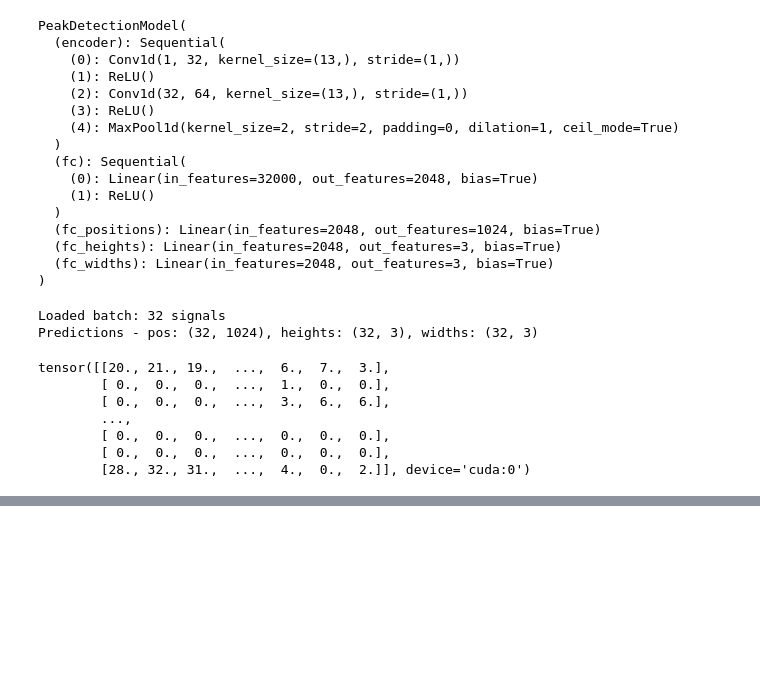
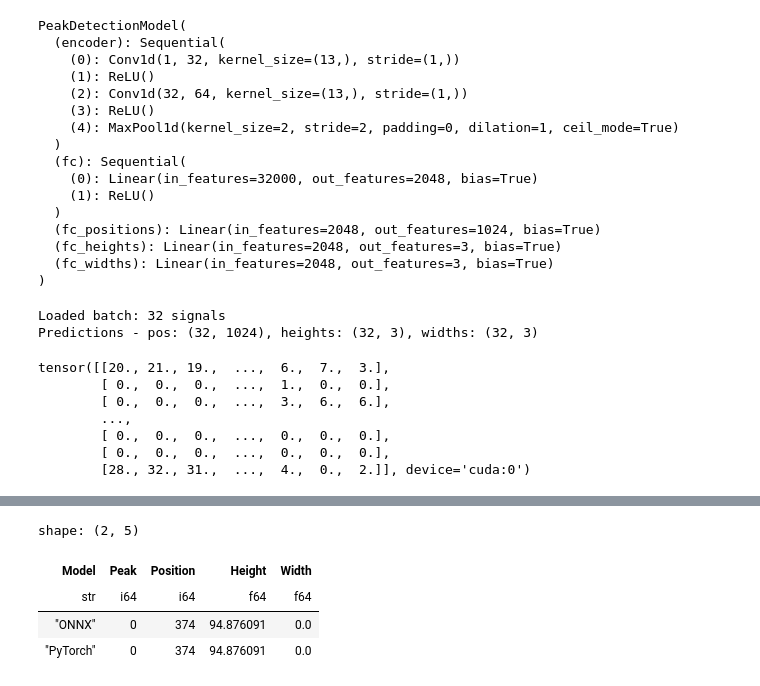
Before and after one commit to fabiolapasini/1DSignalProcessing, a Jupyter notebook: notebooks/test_inference.ipynb, the cells around one changed output, grey strips where cells are left out. Cells and saved outputs as stored; diff of their text form; code cells hidden in the pictures; blank space fills up the shorter version.

```diff
--- a/notebooks/test_inference.ipynb
+++ b/notebooks/test_inference.ipynb
@@ -289,0 +395,6 @@ plt.show()
+# %%
+# Take one batch from test_loader
+signals, true_pos, true_heights, true_widths = next(iter(test_loader))
+
+# Pick first signal of the batch
+signal = signals[0:1]  # (1, 1, 1024) — keep dims for model
@@ -289,0 +403,4 @@ plt.show()
+# %%
+device = "cuda" if torch.cuda.is_available() else "cpu"
+model = model.to(device)
+signal = signal.to(device)
@@ -289,0 +501,19 @@ plt.show()
+# %%
+n_onnx = len(onnx_peaks)
+n_pt   = len(pt_peaks)
+
+df = pl.DataFrame({
+    "Model":    ["ONNX"] * n_onnx + ["PyTorch"] * n_pt,
+    "Peak":     list(range(n_onnx)) + list(range(n_pt)),
+    "Position": onnx_peaks + pt_peaks,
+    "Height":   onnx_heights[:n_onnx].tolist() + pt_heights[:n_pt].tolist(),
+    "Width":    onnx_widths[:n_onnx].tolist()  + pt_widths[:n_pt].tolist(),
+})
+
+display(df)
+# %% [output]
+shape: (2, 5)
+| Model | Peak | Position | Height | Width |
+| str | i64 | i64 | f64 | f64 |
+| "ONNX" | 0 | 374 | 94.876091 | 0.0 |
+| "PyTorch" | 0 | 374 | 94.876091 | 0.0 |
```
Also changed, not shown: parts of 22 cells of this notebook, 2 other files.
